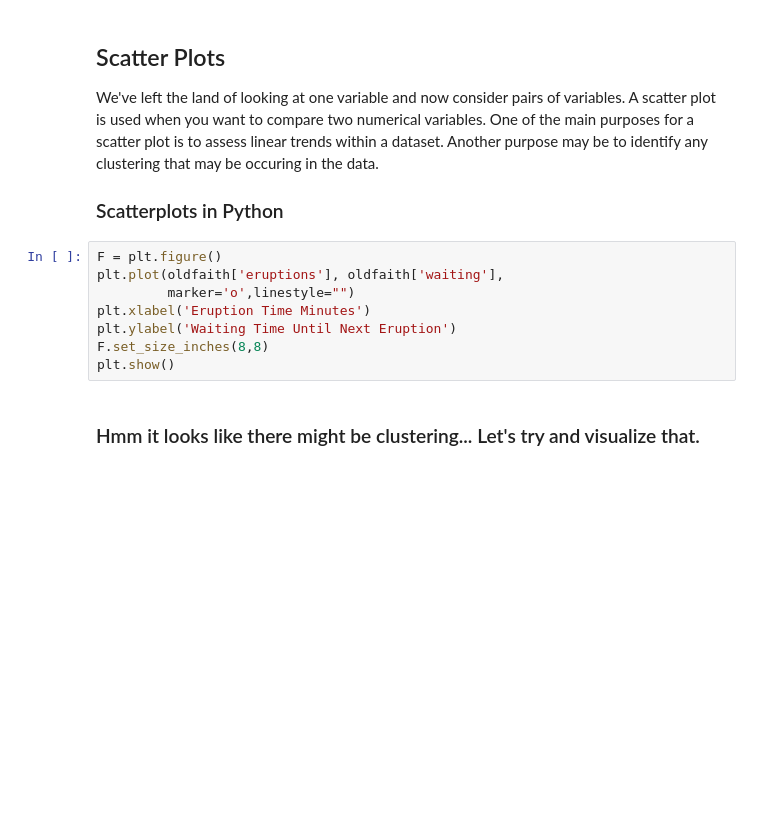
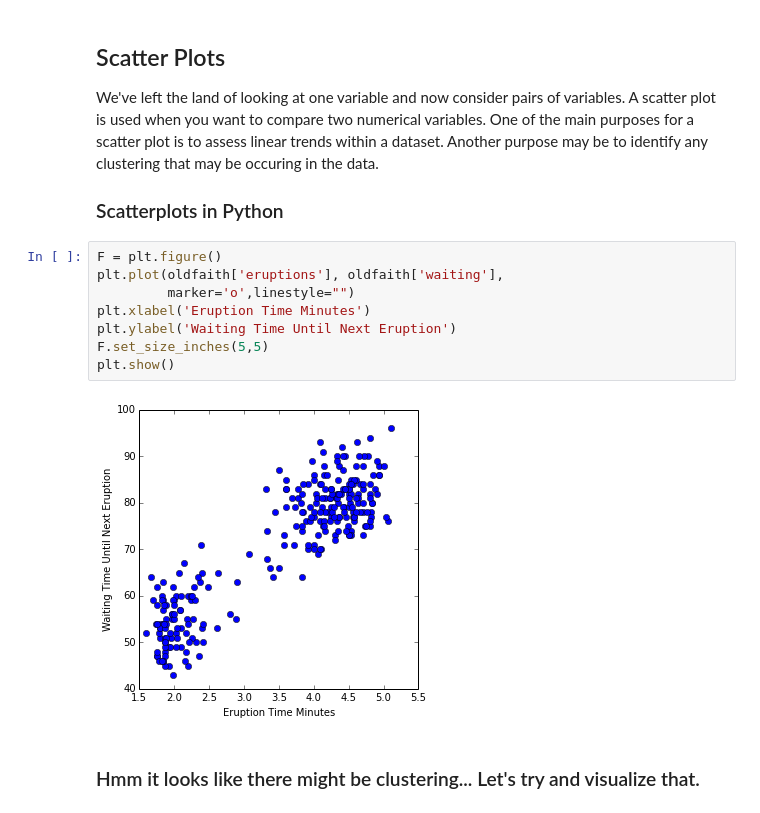
Before and after one commit to bvegetabile/UCI_teaching, a Jupyter notebook: stat67/fall2014/stat67disc2.ipynb, the cells around one changed output. Cells and saved outputs as stored; diff of their text form; blank space fills up the shorter version.

```diff
--- a/stat67/fall2014/stat67disc2.ipynb
+++ b/stat67/fall2014/stat67disc2.ipynb
@@ -258,11 +281,13 @@ We've left the land of looking at one variable and now consider pairs of variabl
 # %%
 F = plt.figure()
 plt.plot(oldfaith['eruptions'], oldfaith['waiting'],
          marker='o',linestyle="")
 plt.xlabel('Eruption Time Minutes')
 plt.ylabel('Waiting Time Until Next Eruption')
-F.set_size_inches(8,8)
+F.set_size_inches(5,5)
 plt.show()
+# %% [output]
+[figure, added]
 # %% [markdown]
 ### Hmm it looks like there might be clustering... Let's try and visualize that.
 # %%
```
Also changed, not shown: parts of 15 cells of this notebook.
